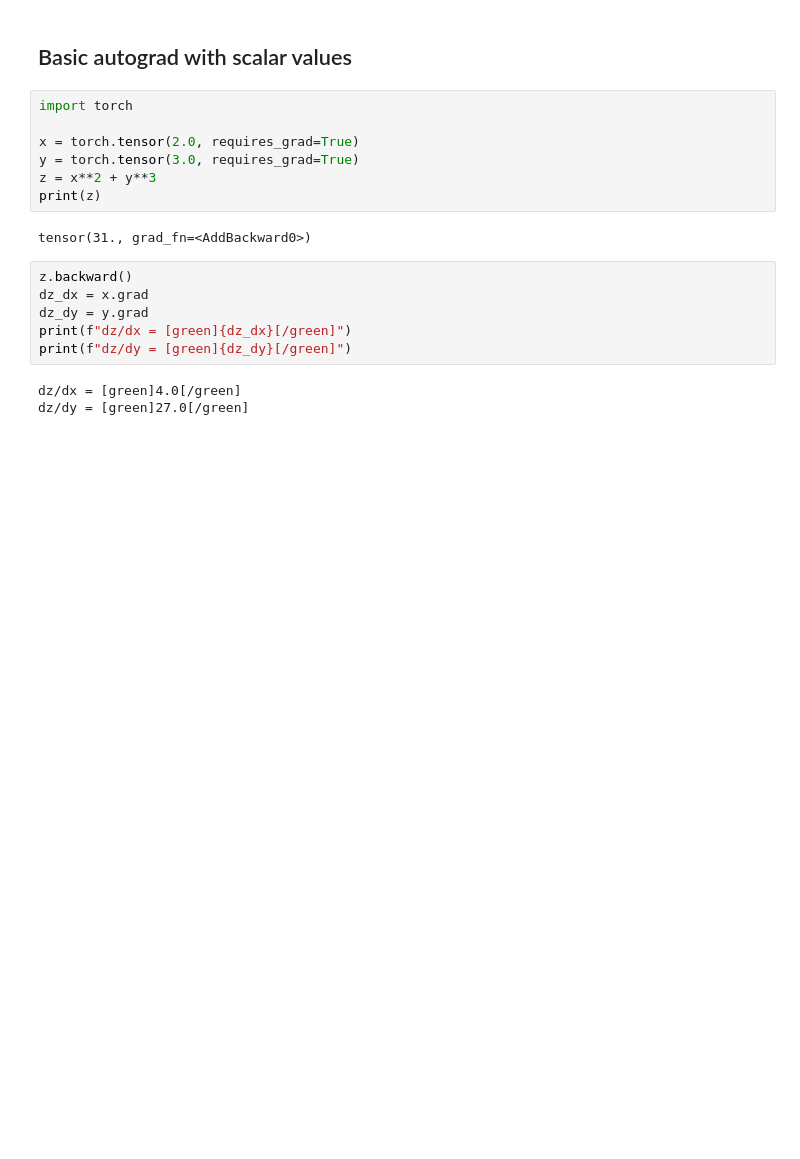
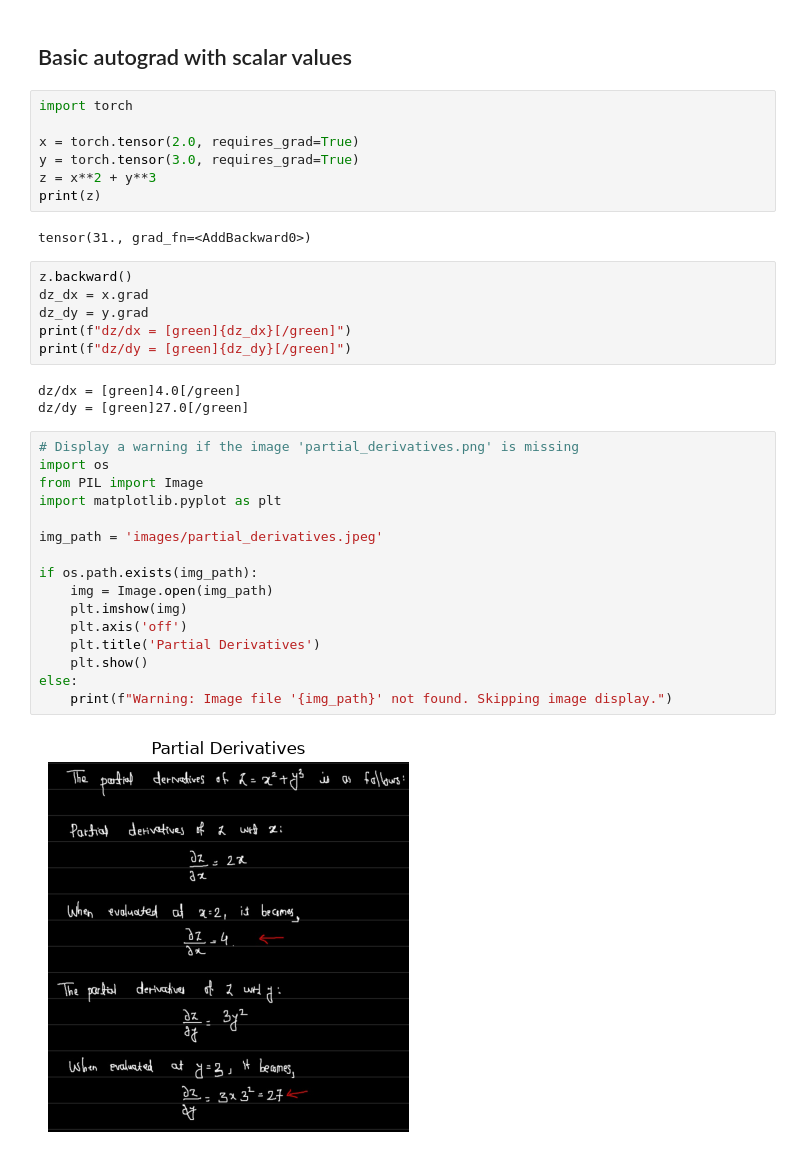
Before and after one commit to KASHIFMD/ML_coding, a Jupyter notebook: Pytorch/pytorch_basics.ipynb, the cells around one changed output. Saved outputs shown, nothing was run; the diff lists cells and outputs as text; blank space fills up the shorter version.

```diff
--- a/Pytorch/pytorch_basics.ipynb
+++ b/Pytorch/pytorch_basics.ipynb
@@ -127,3 +127,21 @@ print(f"dz/dy = [green]{dz_dy}[/green]")
 # %% [output]
 dz/dx = [green]4.0[/green]
 dz/dy = [green]27.0[/green]
+# %%
+# Display a warning if the image 'partial_derivatives.png' is missing
+import os
+from PIL import Image
+import matplotlib.pyplot as plt
+
+img_path = 'images/partial_derivatives.jpeg'
+
+if os.path.exists(img_path):
+    img = Image.open(img_path)
+    plt.imshow(img)
+    plt.axis('off')
+    plt.title('Partial Derivatives')
+    plt.show()
+else:
+    print(f"Warning: Image file '{img_path}' not found. Skipping image display.")
+# %% [output]
+[figure, added]
```
Also changed, not shown: 1 other file.
